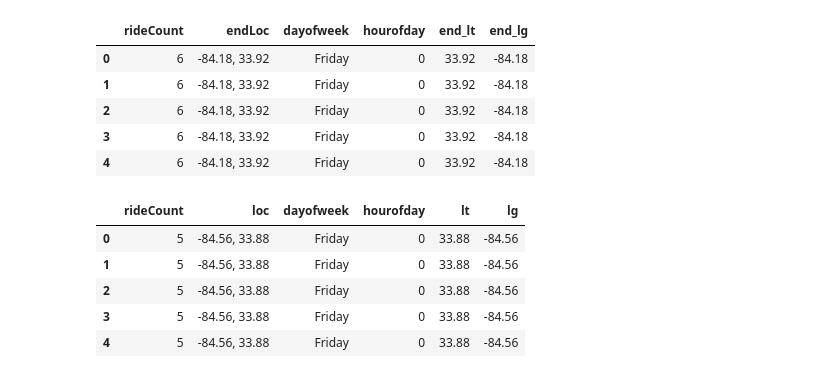
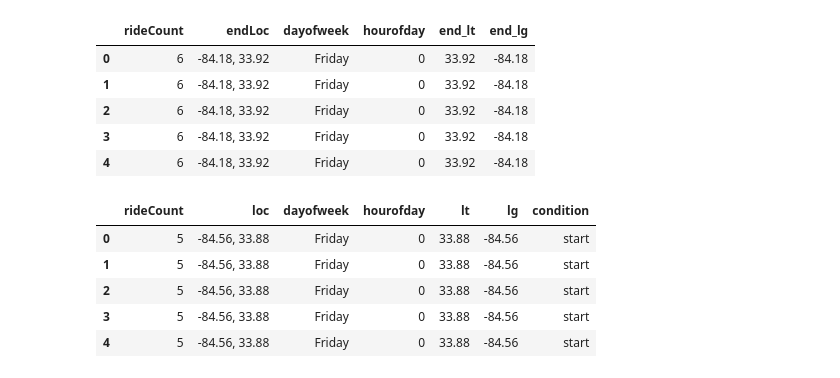
Before and after one commit to jingruli11/capstone, a Jupyter notebook: Clustering_new.ipynb, the cells around one changed output. Drawn from its saved outputs; the diff is of its cells as text; code cells hidden in the pictures.

```diff
--- a/Clustering_new.ipynb
+++ b/Clustering_new.ipynb
@@ -208,11 +208,14 @@ df_start_cluster.rename(columns = {'startLoc': 'loc', 'start_lt':'lt', 'start_lg
 df_end_cluster.rename(columns = {'endLoc': 'loc', 'end_lt':'lt', 'end_lg': 'lg'}, inplace = True)
 # %%
 df_start_cluster['condition'] = 'start'
-df_
+df_end_cluster['condition'] = 'end'
-# %% [output]
-|  | rideCount | loc | dayofweek | hourofday | lt | lg |
-| 0 | 5 | -84.56, 33.88 | Friday | 0 | 33.88 | -84.56 |
-| 1 | 5 | -84.56, 33.88 | Friday | 0 | 33.88 | -84.56 |
-| 2 | 5 | -84.56, 33.88 | Friday | 0 | 33.88 | -84.56 |
-| 3 | 5 | -84.56, 33.88 | Friday | 0 | 33.88 | -84.56 |
-| 4 | 5 | -84.56, 33.88 | Friday | 0 | 33.88 | -84.56 |
+# %%
+df_cluster = pd.concat([df_start_cluster, df_end_cluster], ignore_index= True)
+df_cluster.head()
+# %% [output]
+|  | rideCount | loc | dayofweek | hourofday | lt | lg | condition |
+| 0 | 5 | -84.56, 33.88 | Friday | 0 | 33.88 | -84.56 | start |
+| 1 | 5 | -84.56, 33.88 | Friday | 0 | 33.88 | -84.56 | start |
+| 2 | 5 | -84.56, 33.88 | Friday | 0 | 33.88 | -84.56 | start |
+| 3 | 5 | -84.56, 33.88 | Friday | 0 | 33.88 | -84.56 | start |
+| 4 | 5 | -84.56, 33.88 | Friday | 0 | 33.88 | -84.56 | start |
```
Also changed, not shown: parts of 1 cell of this notebook, 1 other file.
